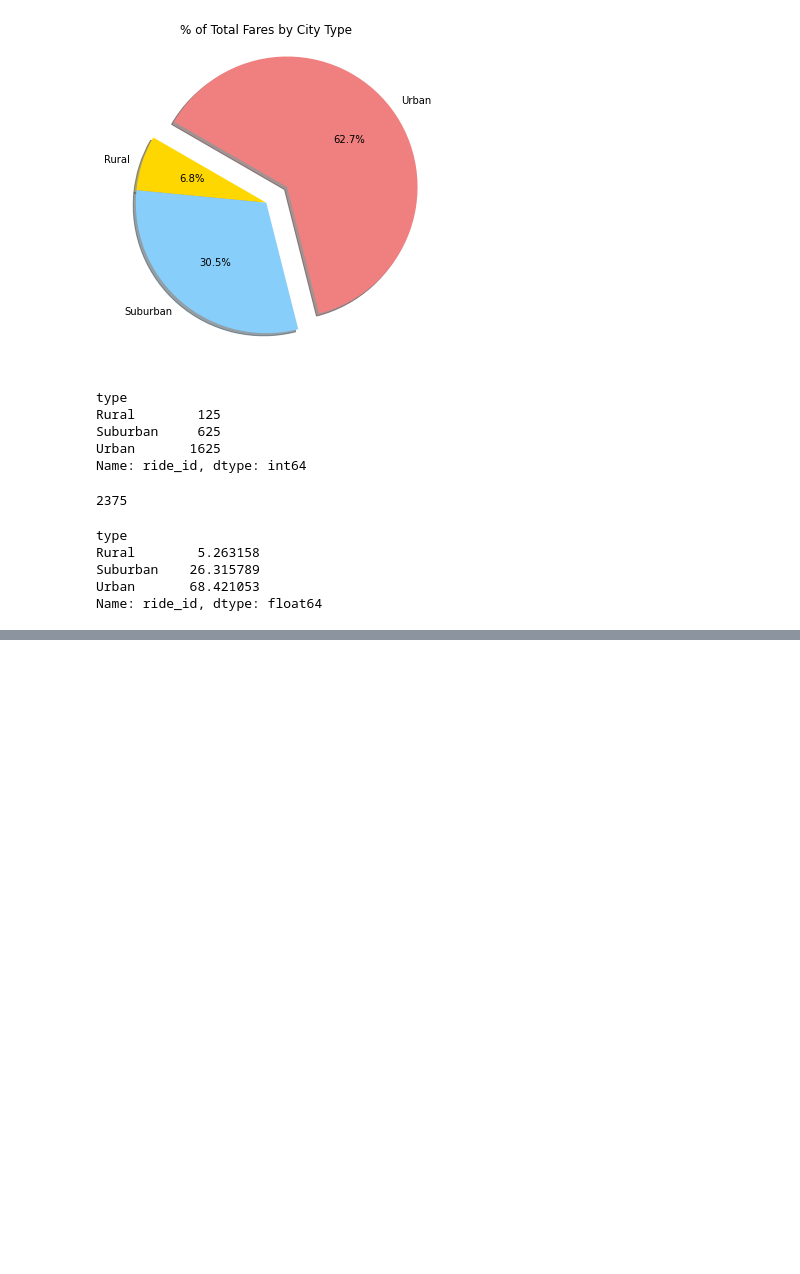
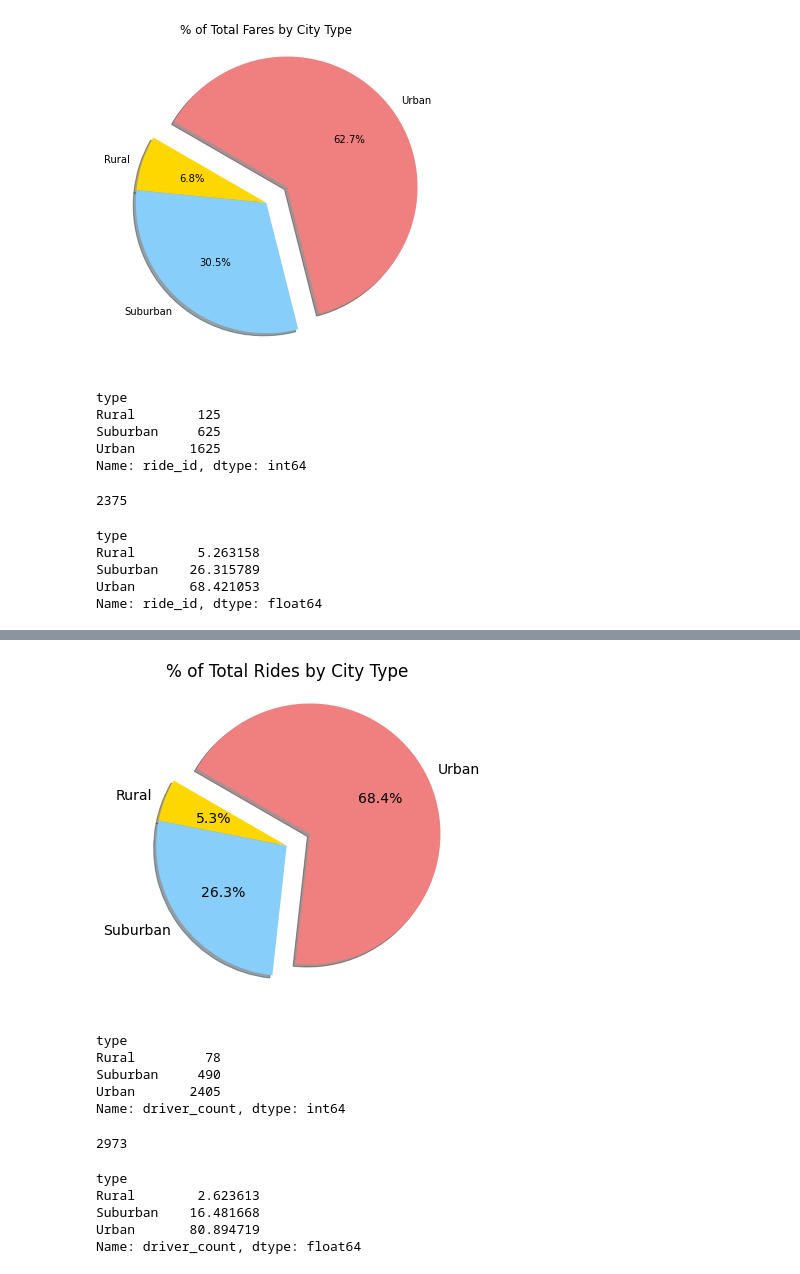
Before and after one commit to mueeze/Pyber_Analysis, a Jupyter notebook: PyBer.ipynb, the cells around one changed output, grey strips where cells are left out. Cells and saved outputs as stored; diff of their text form; code cells hidden in the pictures; blank space fills up the shorter version.

Commit message:
Adding PyBer Analysis

```diff
--- a/PyBer.ipynb
+++ b/PyBer.ipynb
@@ -1024,18 +1026,47 @@ plt.show()
 # %%
 # Import mpl to change the plot configurations using params.
 import matplotlib as mpl
 # Build the percentage of fares by city type pie chart.
 plt.subplots(figsize = (10, 6))
-plt.pie(type_percents,
+plt.pie(ride_percents,
         labels = ["Rural", "Suburban", "Urban"],
         colors = ["gold", "lightskyblue", "lightcoral"],
         explode = [0, 0, 0.2],
         autopct = "%1.1f%%",
         shadow = True, startangle = 150)
-plt.title("% of Total Fares by City Type")
+plt.title("% of Total Rides by City Type")
 # Change the default font size from 10 to 14.
 mpl.rcParams["font.size"] = 14
 # Save Figure
-plt.savefig("Analysis/Fig5.png")
+plt.savefig("Analysis/Fig6.png")
 # Show Figure
 plt.show()
+# %% [output]
+[figure, added]
+# %%
+# Get the sum of the fares for each city type.
+count_drivers_by_type = city_data_df.groupby(["type"]).sum()["driver_count"]
+count_drivers_by_type
+# %% [output]
+type
+Rural         78
+Suburban     490
+Urban       2405
+Name: driver_count, dtype: int64
+# %%
+# Get the sum of all fares.
+driver_count = city_data_df["driver_count"].sum()
+driver_count
+# %% [output]
+2973
+# %%
+# Calculate the percentage of fare by each city type.
+#driver_percents = 100 * driver_count / total_rides
+driver_percents = 100 * city_data_df.groupby(["type"]).sum()["driver_count"]/city_data_df["driver_count"].sum()
+driver_percents
+# %% [output]
+type
+Rural        2.623613
+Suburban    16.481668
+Urban       80.894719
+Name: driver_count, dtype: float64
```
Also changed, not shown: parts of 2 cells of this notebook, 1 other file.
